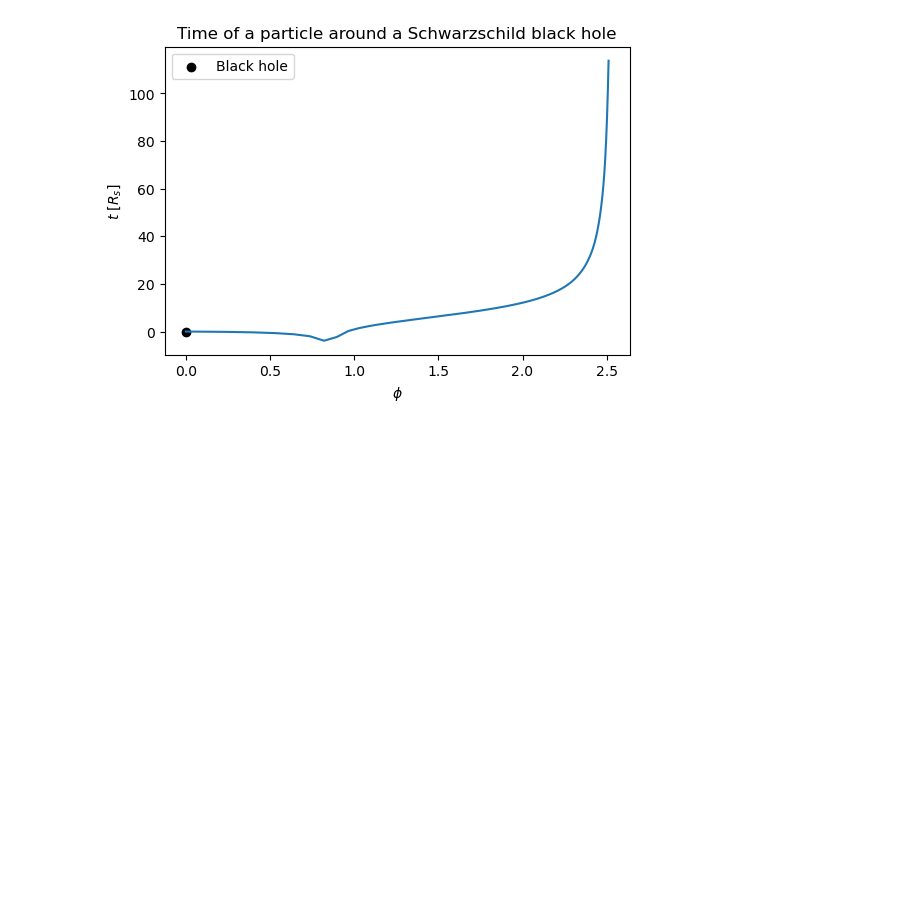
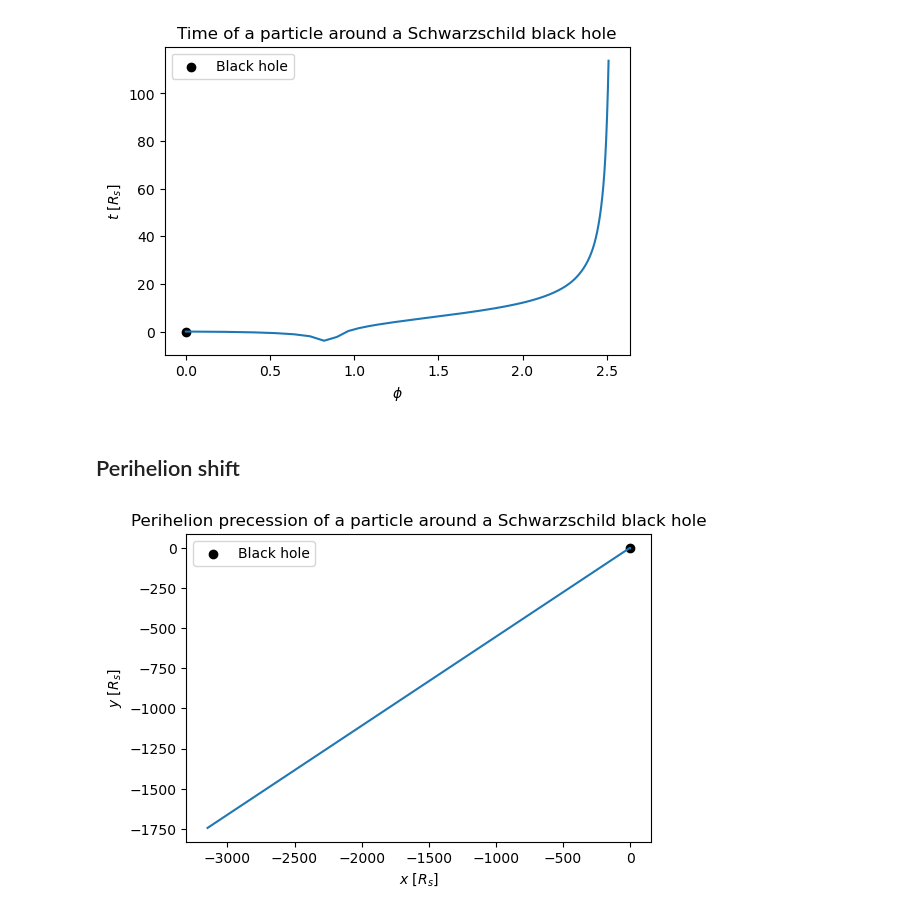
Before and after one commit to AdamSmithOrlik/quantum-black-holes, a Jupyter notebook: notes.ipynb, the cells around one changed output. Drawn from its saved outputs; the diff is of its cells as text; code cells hidden in the pictures; blank space fills up the shorter version.

```diff
--- a/notes.ipynb
+++ b/notes.ipynb
@@ -75,9 +75,7 @@ def EOM(tau, y, params, sigma=0):
 
     return [dtdtau, drdtau, dphidtau]
 
-def V_eff(r, params, simga=0):
-    E, L, M = params
-
+def V_eff(r, L, simga=0):
     return f(r,M) * (sigma - (L**2*h(r)**(-1)))
 # %%
 rs = 2*M # Schwarzschild radius
@@ -169,3 +165,40 @@ plt.legend()
 plt.show()
 # %% [output]
 [figure]
+# %% [markdown]
+## Perihelion shift
+# %%
+def perihelion(phi, r, params):
+    E, L, M = params
+    prefactor = h(r) / L
+    root_term = np.sqrt((f(r,M)**(-1)*g(r,M)**(-1)) * (E**2 + V_eff(r, L)))
+
+    drdphi = prefactor * root_term
+    return drdphi
+# %%
+r0 = 0.1
+phi0_span = (0, 2*np.pi)
+
+params = [E, L, M]
+
+phi_eval = np.linspace(phi0, 2*np.pi, 1000)
+
+solution = solve_ivp(perihelion, phi0_span, [r0], args=(params,), t_eval=phi_eval)
+
+r_vals = solution.y[0]
+phi_vals = solution.t
+
+x_vals = r_vals * np.cos(phi_vals)
+y_vals = r_vals * np.sin(phi_vals)
+
+# Plot the perihelion precession
+plt.figure(figsize=(6, 4))
+plt.plot(x_vals, y_vals)
+plt.scatter([0], [0], color='black', label='Black hole')
+plt.xlabel(r'$x$ [$R_s$]')
+plt.ylabel(r'$y$ [$R_s$]')
+plt.title('Perihelion precession of a particle around a Schwarzschild black hole')
+plt.legend()
+plt.show()
+# %% [output]
+[figure, added]
```
Also changed, not shown: parts of 1 cell of this notebook.
